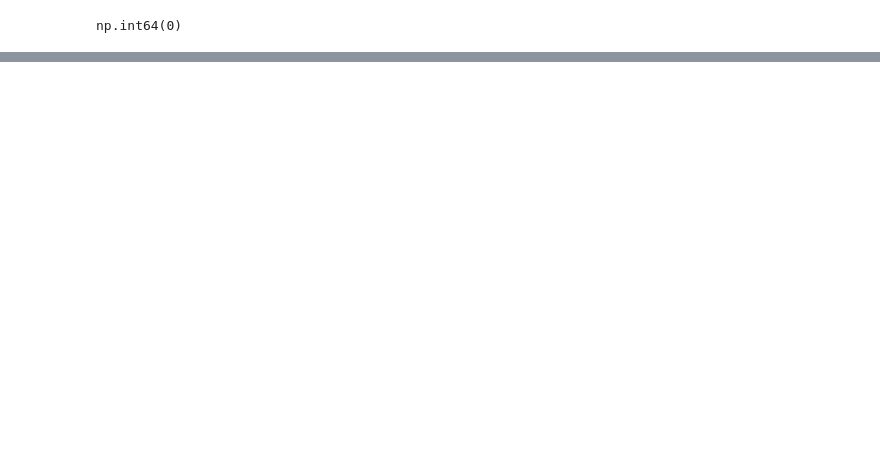
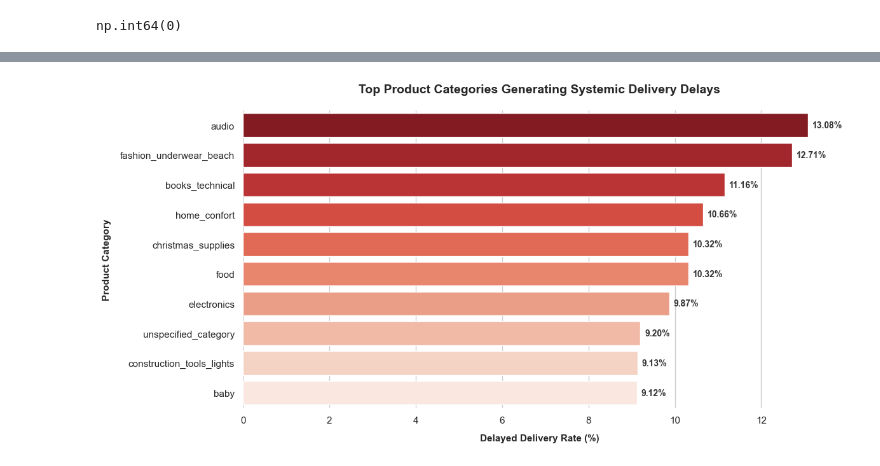
Before and after one commit to omkaryadav-11/olist-delivery-analysis, a Jupyter notebook: analysis.ipynb, the cells around one changed output, grey strips where cells are left out. Saved outputs shown, nothing was run; the diff lists cells and outputs as text; code cells hidden in the pictures; blank space fills up the shorter version.

```diff
--- a/analysis.ipynb
+++ b/analysis.ipynb
@@ -1139,0 +1061,2 @@ sample_analysis[sample_analysis['total_orders']>100].sort_values('delay_rate_pct
+# %%
+df_prod['product_category']=df_prod['product_category'].fillna('unspecified_category')
@@ -1139,0 +1072,14 @@ sample_analysis[sample_analysis['total_orders']>100].sort_values('delay_rate_pct
+# %%
+## Lets calculate delay rate for each product_category
+
+df_prod['is_delayed']=df_prod['is_delayed'].map({"On-Time":False,"Delayed":True})
+
+prod_analysis=df_prod.groupby('product_category').agg(
+    total_orders=('order_id','count'),
+    delayed_item_orders=('is_delayed','sum')
+).reset_index()
+
+# Create delay_rate column
+prod_analysis['delay_rate']=round((prod_analysis['delayed_item_orders']/prod_analysis['total_orders'])*100,2)
+
+prod_analysis.head()
@@ -1139,0 +1093,4 @@ sample_analysis[sample_analysis['total_orders']>100].sort_values('delay_rate_pct
+# %%
+significant_categories=prod_analysis[prod_analysis['total_orders']>100]
+top_10_delayed_categories=significant_categories.sort_values(by='delay_rate',ascending=False).head(10)
+top_10_delayed_categories
@@ -1139,0 +1115,27 @@ sample_analysis[sample_analysis['total_orders']>100].sort_values('delay_rate_pct
+# %%
+plt.figure(figsize=(12, 6))
+sns.set_theme(style="whitegrid")
+
+ax = sns.barplot(
+    x='delay_rate',
+    y='product_category',
+    hue='product_category',
+    data=top_10_delayed_categories,
+    palette='Reds_r' # Beautiful gradient shading from worst to least worst
+)
+
+for p in ax.patches:
+    width = p.get_width()
+    ax.text(width +0.1, p.get_y() + p.get_height()/2, f'{width:.2f}%',
+            va='center', ha='left', fontsize=10, fontweight='bold', color='#333333')
+
+
+plt.title('Top Product Categories Generating Systemic Delivery Delays', fontsize=14, fontweight='bold', pad=20)
+plt.xlabel('Delayed Delivery Rate (%)', fontsize=11, fontweight='bold', labelpad=10)
+plt.ylabel('Product Category', fontsize=11, fontweight='bold', labelpad=10)
+
+sns.despine(left=True, bottom=True)
+plt.tight_layout()
+plt.show()
+# %% [output]
+[figure, added]
```
Also changed, not shown: parts of 25 cells of this notebook.
